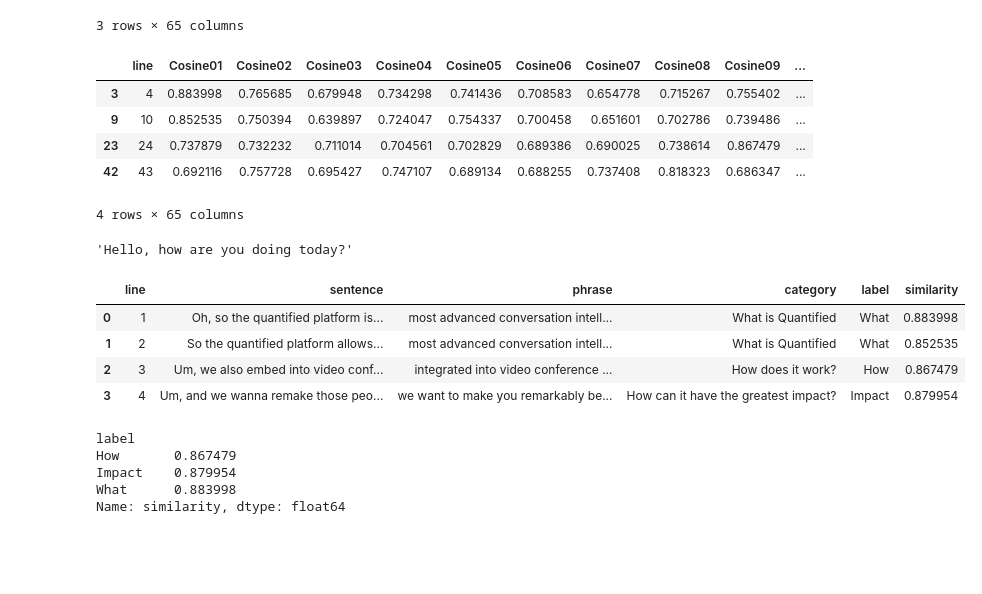
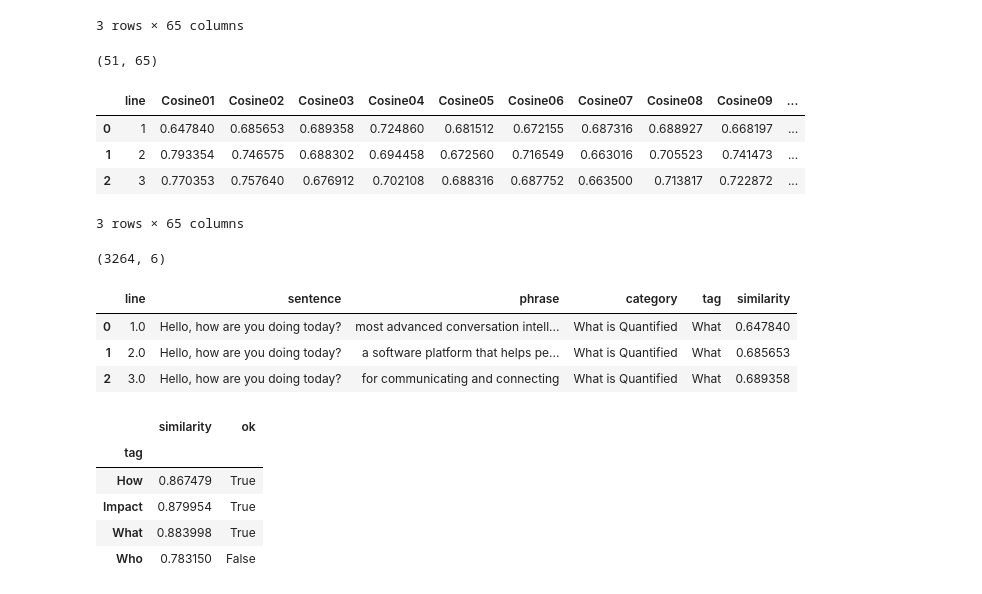
Before and after one commit to sergiomar73/nlp-google-colab, a Jupyter notebook: nlp_poc_01_classify_transcript.ipynb, the cells around one changed output. Cells and saved outputs as stored; diff of their text form; code cells hidden in the pictures; blank space fills up the shorter version.

```diff
--- a/nlp_poc_01_classify_transcript.ipynb
+++ b/nlp_poc_01_classify_transcript.ipynb
@@ -132,54 +150,54 @@ df_cosines.head(3)
 | 2 | 3 | 0.770353 | 0.757640 | 0.676912 | 0.702108 | 0.688316 | 0.687752 | 0.663500 | 0.713817 | 0.722872 | ... |
 3 rows × 65 columns
 # %%
-df_comparison = df_cosines[(df_cosines.filter(regex='Cosine') > threshold).any(axis=1)]
-df_comparison
+df_comparison = df_cosines #[(df_cosines.filter(regex='Cosine') > threshold).any(axis=1)]
+print(df_comparison.shape)
+df_comparison.head(3)
 # %% [output]
+(51, 65)
 |  | line | Cosine01 | Cosine02 | Cosine03 | Cosine04 | Cosine05 | Cosine06 | Cosine07 | Cosine08 | Cosine09 | ... |
-| 3 | 4 | 0.883998 | 0.765685 | 0.679948 | 0.734298 | 0.741436 | 0.708583 | 0.654778 | 0.715267 | 0.755402 | ... |
-| 9 | 10 | 0.852535 | 0.750394 | 0.639897 | 0.724047 | 0.754337 | 0.700458 | 0.651601 | 0.702786 | 0.739486 | ... |
-| 23 | 24 | 0.737879 | 0.732232 | 0.711014 | 0.704561 | 0.702829 | 0.689386 | 0.690025 | 0.738614 | 0.867479 | ... |
-| 42 | 43 | 0.692116 | 0.757728 | 0.695427 | 0.747107 | 0.689134 | 0.688255 | 0.737408 | 0.818323 | 0.686347 | ... |
+| 0 | 1 | 0.647840 | 0.685653 | 0.689358 | 0.724860 | 0.681512 | 0.672155 | 0.687316 | 0.688927 | 0.668197 | ... |
+| 1 | 2 | 0.793354 | 0.746575 | 0.688302 | 0.694458 | 0.672560 | 0.716549 | 0.663016 | 0.705523 | 0.741473 | ... |
+| 2 | 3 | 0.770353 | 0.757640 | 0.676912 | 0.702108 | 0.688316 | 0.687752 | 0.663500 | 0.713817 | 0.722872 | ... |
-4 rows × 65 columns
+3 rows × 65 columns
-# %%
-df_sentences.at[0,"sentence"]
-# %% [output]
-'Hello, how are you doing today?'
 # %%
-df_results = pd.DataFrame(columns=['line', 'sentence', 'phrase', 'category', 'label', 'similarity'])
+df_results = pd.DataFrame(columns=['line', 'sentence', 'phrase', 'category', 'tag', 'similarity'])
 
 for i, row in df_comparison.iterrows():
   for n in range(1,64+1):
     col = f"Cosine{f'{n:02}'}"
-    if row[col] > threshold:
-      phrase = df_phrases.loc[[ n - 1 ]]
-      new_row = {
-        'line': row["line"],
-        'sentence': df_sentences.at[int(row["line"])-1,"sentence"],
-        'phrase': df_phrases.at[n-1,"example"],
-        'category': df_phrases.at[n-1,"category"],
-        'label': df_phrases.at[n-1,"label"],
-        'similarity': row[col]
-      }
-      df_results = df_results.append(new_row, ignore_index=True)
+    # if row[col] > threshold:
+    phrase = df_phrases.loc[[ n - 1 ]]
+    new_row = {
+      'line': row["line"],
+      'sentence': df_sentences.at[int(row["line"])-1,"sentence"],
+      'phrase': df_phrases.at[n-1,"example"],
+      'category': df_phrases.at[n-1,"category"],
+      'tag': df_phrases.at[n-1,"label"],
+      'similarity': row[col]
+    }
+    df_results = df_results.append(new_row, ignore_index=True)
 
 df_results['line'] = df_cosines['line'].astype('int')
-df_results
+print(df_results.shape)
+df_results.head(3)
 # %% [output]
+(3264, 6)
-|  | line | sentence | phrase | category | label | similarity |
-| 0 | 1 | Oh, so the quantified platform is... | most advanced conversation intell... | What is Quantified | What | 0.883998 |
-| 1 | 2 | So the quantified platform allows... | most advanced conversation intell... | What is Quantified | What | 0.852535 |
-| 2 | 3 | Um, we also embed into video conf... | integrated into video conference ... | How does it work? | How | 0.867479 |
-| 3 | 4 | Um, and we wanna remake those peo... | we want to make you remarkably be... | How can it have the greatest impact? | Impact | 0.879954 |
+|  | line | sentence | phrase | category | tag | similarity |
+| 0 | 1.0 | Hello, how are you doing today? | most advanced conversation intell... | What is Quantified | What | 0.647840 |
+| 1 | 2.0 | Hello, how are you doing today? | a software platform that helps pe... | What is Quantified | What | 0.685653 |
+| 2 | 3.0 | Hello, how are you doing today? | for communicating and connecting | What is Quantified | What | 0.689358 |
 # %%
-df_summary = df_results.groupby(['label'])['similarity'].agg('max')
+df_summary = df_results.groupby(['tag'])['similarity'].agg('max').to_frame()
+df_summary['ok'] = np.where(df_summary['similarity'] > threshold, True, False)
 df_summary
 # %% [output]
-label
-How       0.867479
-Impact    0.879954
-What      0.883998
-Name: similarity, dtype: float64
+|  | similarity | ok |
+| tag |  |  |
+| How | 0.867479 | True |
+| Impact | 0.879954 | True |
+| What | 0.883998 | True |
+| Who | 0.783150 | False |
 # %%
 import plotly.express as px
 
```
Also changed, not shown: parts of 3 cells of this notebook.
